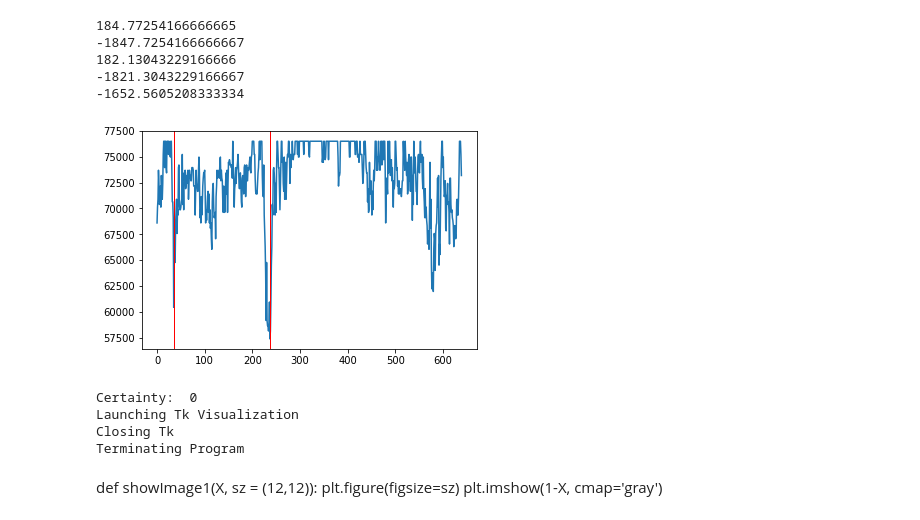
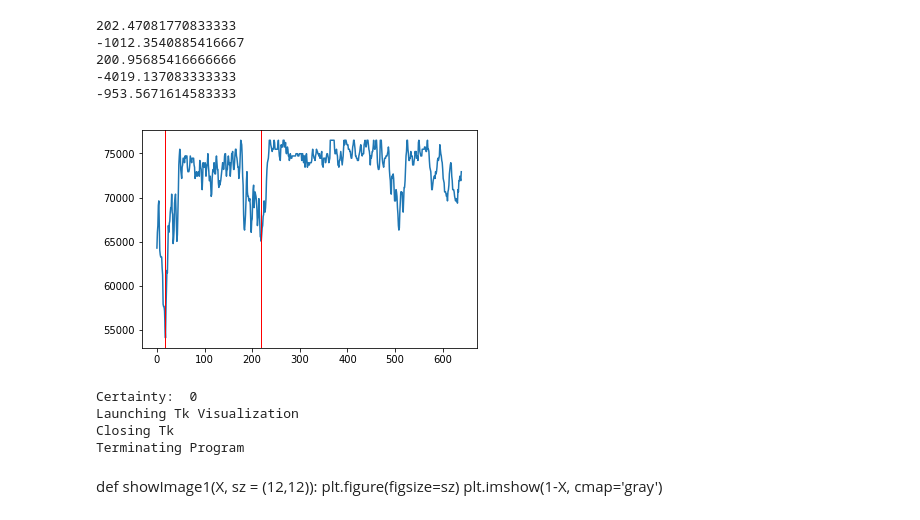
Before and after one commit to MuddSub/vision, a Jupyter notebook: DetectGate.ipynb, the cells around one changed output. Drawn from its saved outputs; the diff is of its cells as text; code cells hidden in the pictures.

Commit message:
Weighted alpha filters based off channels

```diff
--- a/DetectGate.ipynb
+++ b/DetectGate.ipynb
@@ -222,27 +222,31 @@ def findLines(img):
         cv2.imwrite('houghlines5.jpg',gray)
 # %%
 def adjust(image):
+    alphah = 5
+    alphas = 20
+    alphav = 5
+
     h,s,v=cv2.split(image)
     new_image = np.zeros(image.shape, image.dtype)
     h1,s1,v1 = cv2.split(new_image)
 
     maximum = h.mean()
     print(maximum)
-    alpha = 10 # Simple contrast control
+
     beta = -alpha*maximum # Simple brightness control
     print(beta)
     h1 = cv2.convertScaleAbs(h, alpha=alpha, beta=beta)
 
     maximum = s.mean()
     print(maximum)
-    alpha = 10 # Simple contrast control
+    alpha = 20 # Simple contrast control
     beta = -alpha*maximum # Simple brightness control
     print(beta)
     s1 = cv2.convertScaleAbs(s, alpha=alpha, beta=beta)
 
 
     maximum = v.mean()
-    alpha = 10 # Simple contrast control
+    alpha = 5 # Simple contrast control
     beta = -alpha*maximum # Simple brightness control
     print(beta)
     v1 = cv2.convertScaleAbs(v, alpha=alpha, beta=beta)
@@ -576,6 +587,7 @@ def mainImg(file,name):
 
     segmented = white_balance(segmented)
     #segmented = deNoise(segmented)
+    segmented = cv2.medianBlur(segmented, 5)
     segmented = adjust(segmented)
     #segmented = incContrast(segmented)
 
@@ -605,7 +617,8 @@ def mainImg(file,name):
     #newImg = incContrast(newImg)
 
     newImg1 = binarization(newImg)
-    newImg1 = erode(newImg1)
+    newImg1 = cv2.medianBlur(newImg1, 5)
+    #newImg1 = erode(newImg1)
     #newImg = CannyThreshold(newImg)
     #newImg = cv2.bitwise_not(newImg)
 
@@ -627,15 +640,15 @@ def mainImg(file,name):
 # %%
 #newI = mainImg("/Users/Daniel Yang/Desktop/Vision/RoboticsImages/images/training14.png","newImg.png")
 #newI = mainImg("/Users/Daniel Yang/Desktop/Vision/RoboticsImages/images/training20.png","newImg.png")
 root = tk.Tk()
-newI = mainImg("/Users/Daniel Yang/Desktop/Vision/test1/13.jpg","newImg.png")
+newI = mainImg("/Users/Daniel Yang/Desktop/Vision/test1/7.jpg","newImg.png")
 # %% [output]
-184.77254166666665
--1847.7254166666667
-182.13043229166666
--1821.3043229166667
--1652.5605208333334
+202.47081770833333
+-1012.3540885416667
+200.95685416666666
+-4019.137083333333
+-953.5671614583333
-[figure, old version]
+[figure, new version]
 Certainty:  0
 Launching Tk Visualization
 Closing Tk
```
Also changed, not shown: parts of 2 cells of this notebook.
